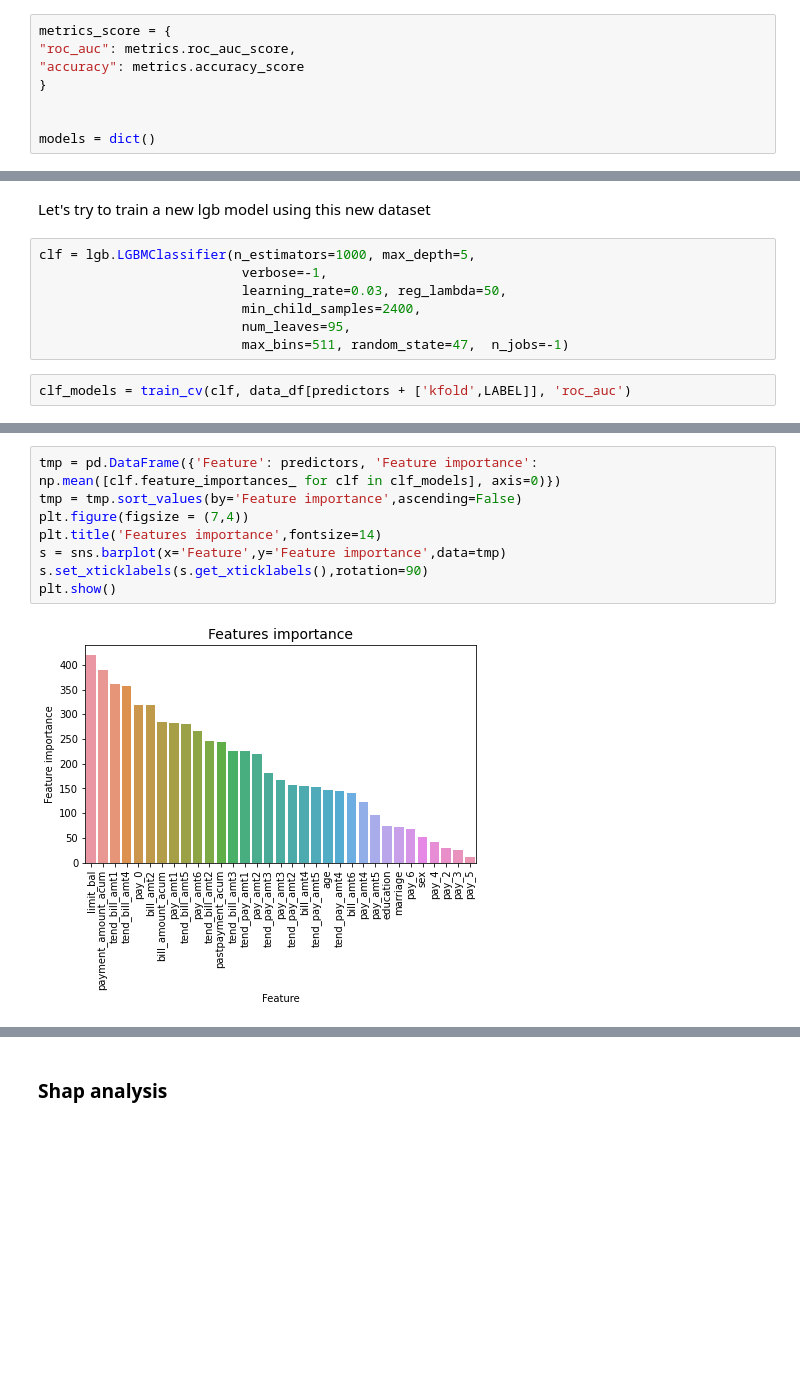
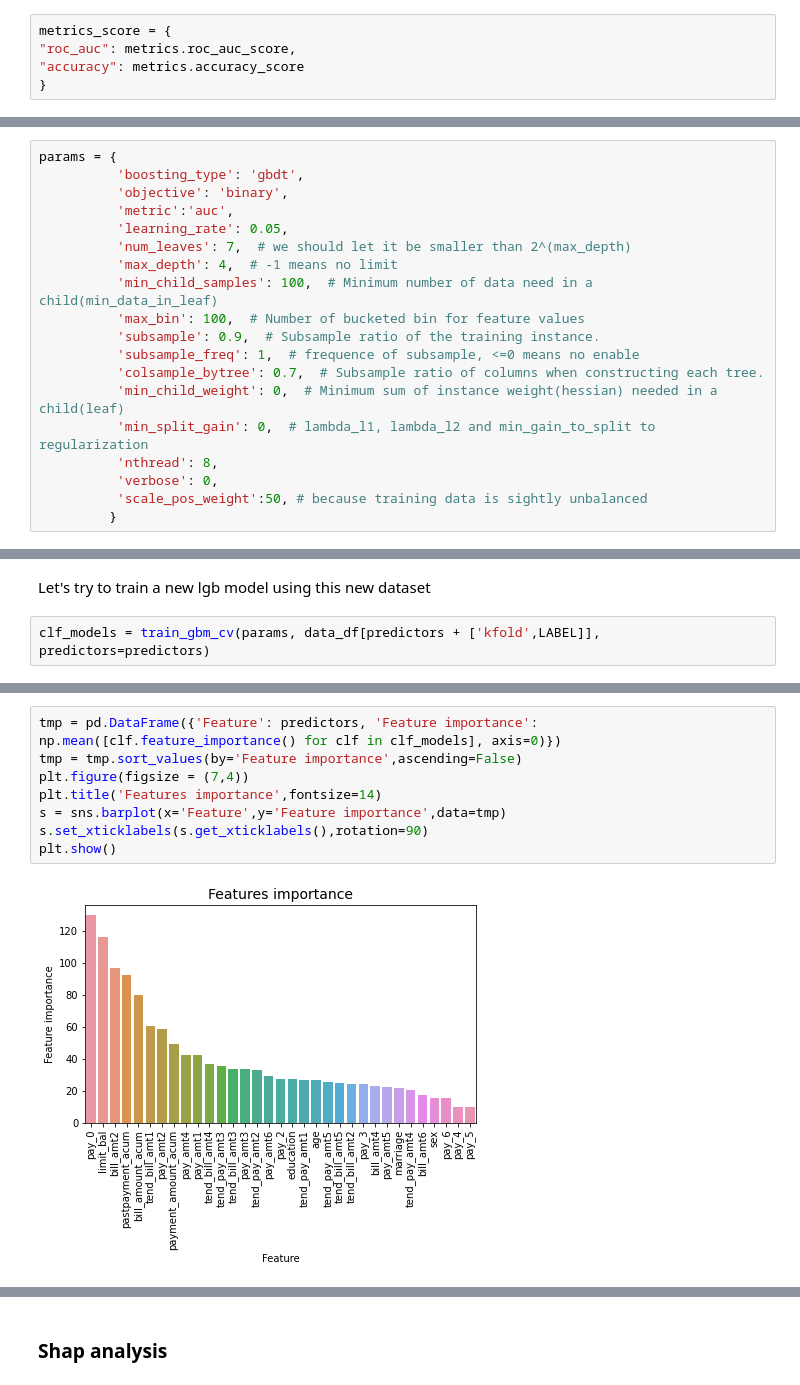
Before and after one commit to Guillin/credit_card, a Jupyter notebook: train_models.ipynb, the cells around one changed output, grey strips where cells are left out. Drawn from its saved outputs; the diff is of its cells as text; blank space fills up the shorter version.

```diff
--- a/train_models.ipynb
+++ b/train_models.ipynb
@@ -102,9 +102,6 @@ metrics_score = {
 "roc_auc": metrics.roc_auc_score,
 "accuracy": metrics.accuracy_score
 }
-
-
-models = dict()
 # %%
 def train_cv(model, df, metric, predictors=None):
 
@@ -708,3 +707,22 @@ data_df[predictors + ['kfold',LABEL]]
 | 29998 | 210000 | 2 | 1 | 2 | 29 | -1 | -1 | -1 | -1 | -1 | ... |
 | 29999 | 80000 | 2 | 3 | 3 | 48 | 0 | 0 | 0 | 0 | 0 | ... |
 30000 rows × 35 columns
+# %%
+params = {
+          'boosting_type': 'gbdt',
+          'objective': 'binary',
+          'metric':'auc',
+          'learning_rate': 0.05,
+          'num_leaves': 7,  # we should let it be smaller than 2^(max_depth)
+          'max_depth': 4,  # -1 means no limit
+          'min_child_samples': 100,  # Minimum number of data need in a child(min_data_in_leaf)
+          'max_bin': 100,  # Number of bucketed bin for feature values
+          'subsample': 0.9,  # Subsample ratio of the training instance.
+          'subsample_freq': 1,  # frequence of subsample, <=0 means no enable
+          'colsample_bytree': 0.7,  # Subsample ratio of columns when constructing each tree.
+          'min_child_weight': 0,  # Minimum sum of instance weight(hessian) needed in a child(leaf)
+          'min_split_gain': 0,  # lambda_l1, lambda_l2 and min_gain_to_split to regularization
+          'nthread': 8,
+          'verbose': 0,
+          'scale_pos_weight':50, # because training data is sightly unbalanced
+         }
@@ -711,12 +791,5 @@ data_df[predictors + ['kfold',LABEL]]
 # %% [markdown]
 Let's try to train a new lgb model using this new dataset
-# %%
-clf = lgb.LGBMClassifier(n_estimators=1000, max_depth=5,
-                          verbose=-1,
-                          learning_rate=0.03, reg_lambda=50,
-                          min_child_samples=2400,
-                          num_leaves=95,
-                          max_bins=511, random_state=47,  n_jobs=-1)
 # %%
-clf_models = train_cv(clf, data_df[predictors + ['kfold',LABEL]], 'roc_auc')
+clf_models = train_gbm_cv(params, data_df[predictors + ['kfold',LABEL]], predictors=predictors)
 # %% [output]
@@ -729,11 +816,11 @@ CV model - roc_auc - mean=0.656 - std=(0.008)
 # %%
-tmp = pd.DataFrame({'Feature': predictors, 'Feature importance': np.mean([clf.feature_importances_ for clf in clf_models], axis=0)})
+tmp = pd.DataFrame({'Feature': predictors, 'Feature importance': np.mean([clf.feature_importance() for clf in clf_models], axis=0)})
 tmp = tmp.sort_values(by='Feature importance',ascending=False)
 plt.figure(figsize = (7,4))
 plt.title('Features importance',fontsize=14)
 s = sns.barplot(x='Feature',y='Feature importance',data=tmp)
 s.set_xticklabels(s.get_xticklabels(),rotation=90)
 plt.show()
 # %% [output]
-[figure, old version]
+[figure, new version]
 # %% [markdown]
```
Also changed, not shown: parts of 14 cells of this notebook.
